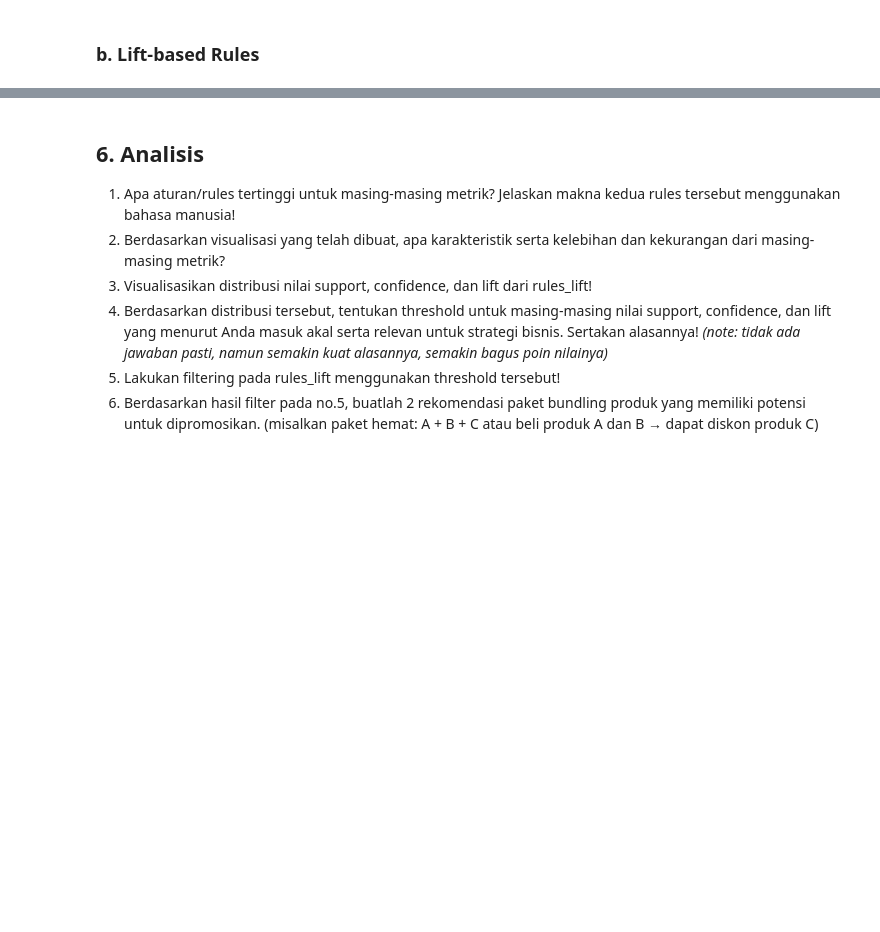
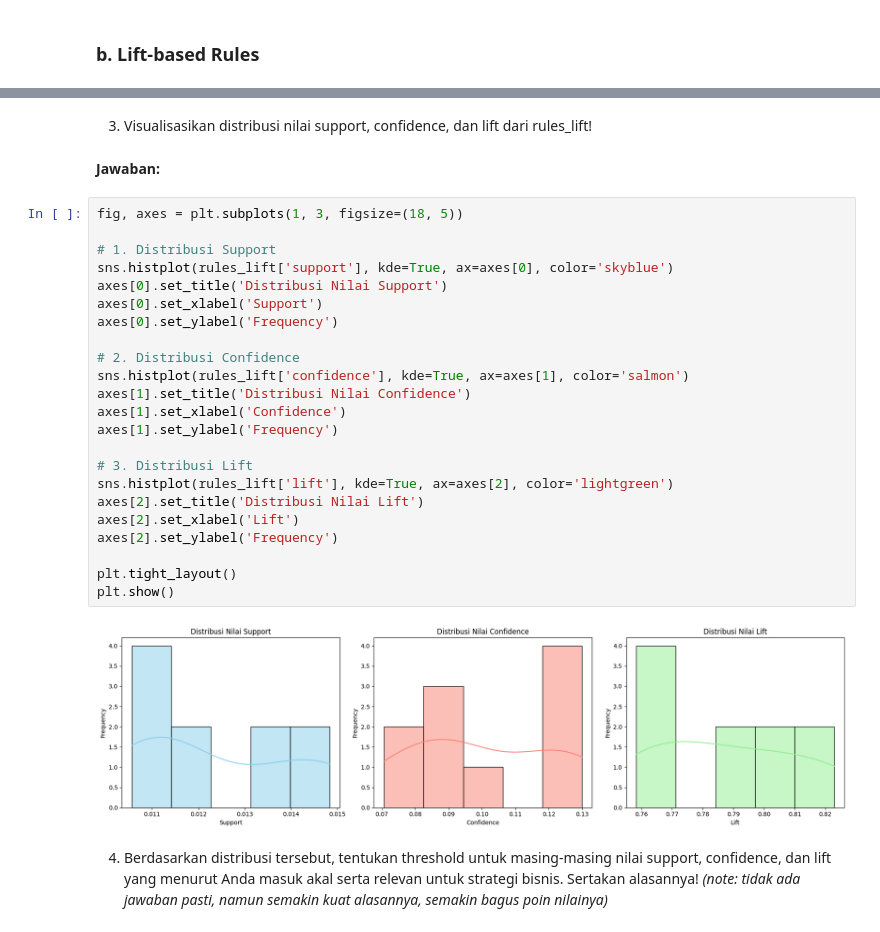
Before and after one commit to helloohowareyu/Praktikum-Kecerdasan-Artifisial-Lanjut, a Jupyter notebook: BAB12_LC_NAMA_NIM.ipynb, the cells around one changed output, grey strips where cells are left out. Saved outputs shown, nothing was run; the diff lists cells and outputs as text; blank space fills up the shorter version.

```diff
--- a/BAB12_LC_NAMA_NIM.ipynb
+++ b/BAB12_LC_NAMA_NIM.ipynb
@@ -78,8 +219,31 @@ top10 = ____
+# %% [markdown]
+3. Visualisasikan distribusi nilai support, confidence, dan lift dari rules_lift!
+# %% [markdown]
+**Jawaban:**
+# %%
+fig, axes = plt.subplots(1, 3, figsize=(18, 5))
+
+# 1. Distribusi Support
+sns.histplot(rules_lift['support'], kde=True, ax=axes[0], color='skyblue')
+axes[0].set_title('Distribusi Nilai Support')
+axes[0].set_xlabel('Support')
+axes[0].set_ylabel('Frequency')
+
+# 2. Distribusi Confidence
+sns.histplot(rules_lift['confidence'], kde=True, ax=axes[1], color='salmon')
+axes[1].set_title('Distribusi Nilai Confidence')
+axes[1].set_xlabel('Confidence')
+axes[1].set_ylabel('Frequency')
+
+# 3. Distribusi Lift
+sns.histplot(rules_lift['lift'], kde=True, ax=axes[2], color='lightgreen')
+axes[2].set_title('Distribusi Nilai Lift')
+axes[2].set_xlabel('Lift')
+axes[2].set_ylabel('Frequency')
+
+plt.tight_layout()
+plt.show()
+# %% [output]
+[figure, added]
 # %% [markdown]
-## **6. Analisis**
-1. Apa aturan/rules tertinggi untuk masing-masing metrik? Jelaskan makna kedua rules tersebut menggunakan bahasa manusia!
-2. Berdasarkan visualisasi yang telah dibuat, apa karakteristik serta kelebihan dan kekurangan dari masing-masing metrik?
-3. Visualisasikan distribusi nilai support, confidence, dan lift dari rules_lift!
 4. Berdasarkan distribusi tersebut, tentukan threshold untuk masing-masing nilai support, confidence, dan lift yang menurut Anda masuk akal serta relevan untuk strategi bisnis. Sertakan alasannya! *(note: tidak ada jawaban pasti, namun semakin kuat alasannya, semakin bagus poin nilainya)*
-5. Lakukan filtering pada rules_lift menggunakan threshold tersebut!
-6. Berdasarkan hasil filter pada no.5, buatlah 2 rekomendasi paket bundling produk yang memiliki potensi untuk dipromosikan. (misalkan paket hemat: A + B + C atau beli produk A dan B → dapat diskon produk C)
```
Also changed, not shown: parts of 30 cells of this notebook.
